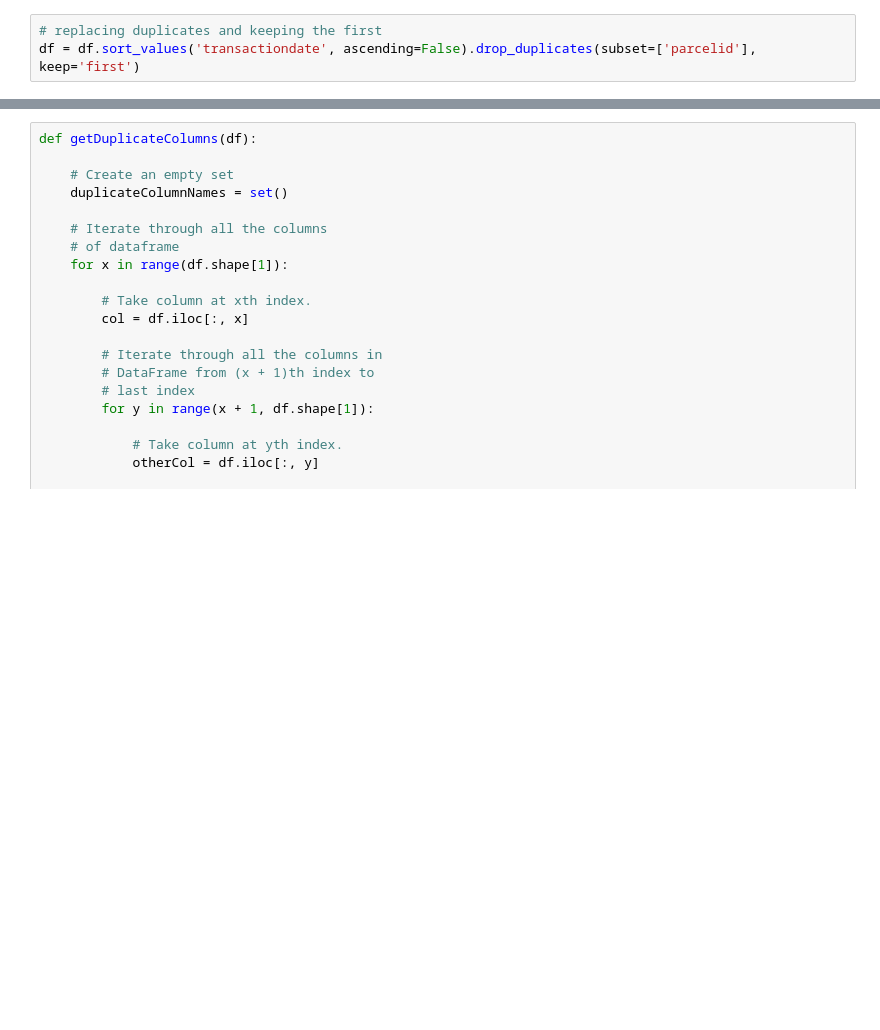
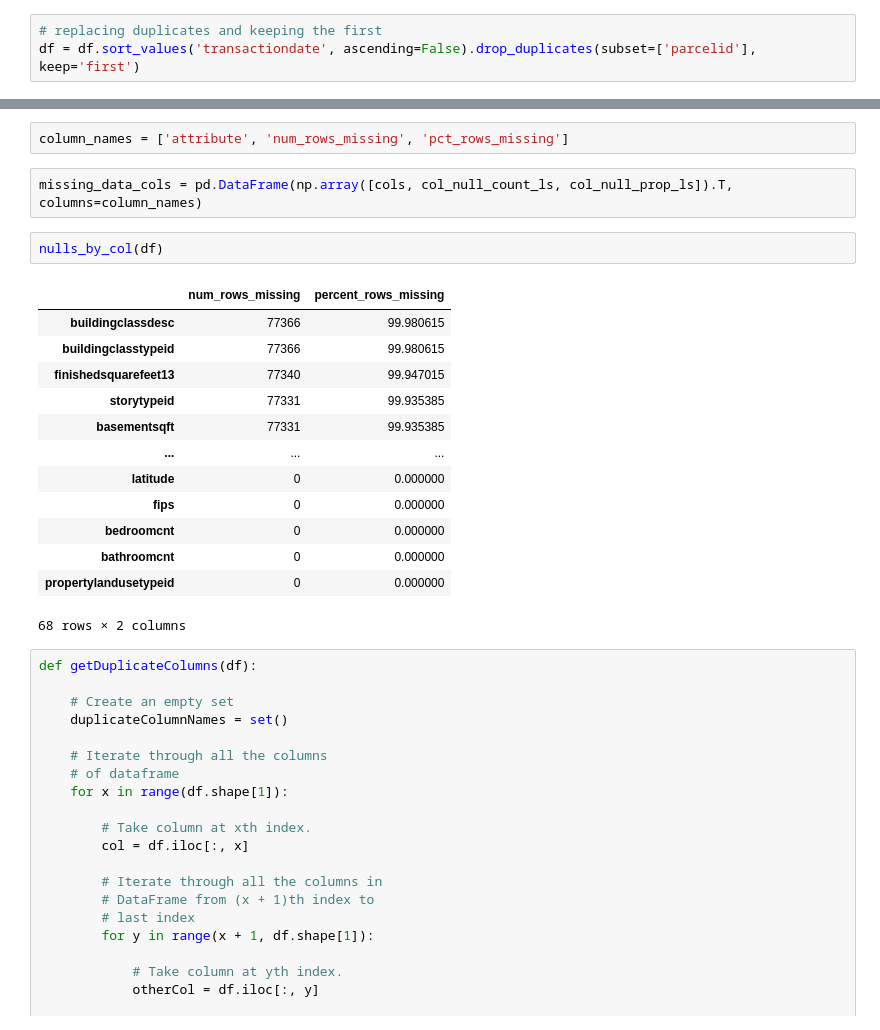
Before and after one commit to aaron-mv-moore/clustering-exercises, a Jupyter notebook: zillow.ipynb, the cells around one changed output, grey strips where cells are left out. Drawn from its saved outputs; the diff is of its cells as text; blank space fills up the shorter version.

```diff
--- a/zillow.ipynb
+++ b/zillow.ipynb
@@ -74,3 +240,23 @@ Length: 77226, dtype: bool
+# %%
+column_names = ['attribute', 'num_rows_missing', 'pct_rows_missing']
+# %%
+missing_data_cols = pd.DataFrame(np.array([cols, col_null_count_ls, col_null_prop_ls]).T, columns=column_names)
+# %%
+nulls_by_col(df)
+# %% [output]
+|  | num_rows_missing | percent_rows_missing |
+| buildingclassdesc | 77366 | 99.980615 |
+| buildingclasstypeid | 77366 | 99.980615 |
+| finishedsquarefeet13 | 77340 | 99.947015 |
+| storytypeid | 77331 | 99.935385 |
+| basementsqft | 77331 | 99.935385 |
+| ... | ... | ... |
+| latitude | 0 | 0.000000 |
+| fips | 0 | 0.000000 |
+| bedroomcnt | 0 | 0.000000 |
+| bathroomcnt | 0 | 0.000000 |
+| propertylandusetypeid | 0 | 0.000000 |
+68 rows × 2 columns
 # %%
 def getDuplicateColumns(df):
 
```
Also changed, not shown: parts of 34 cells of this notebook, 2 other files.
